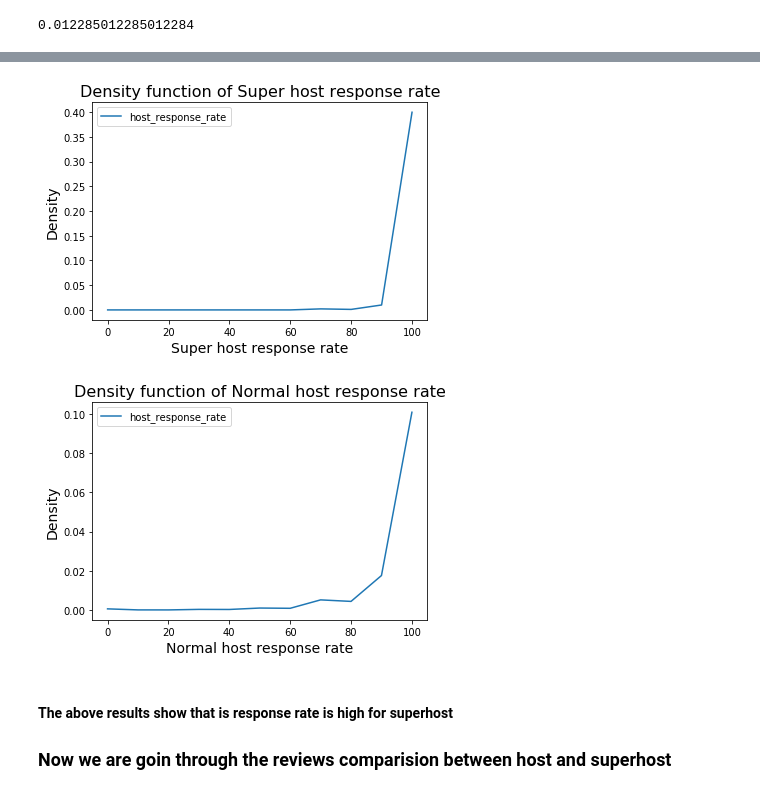
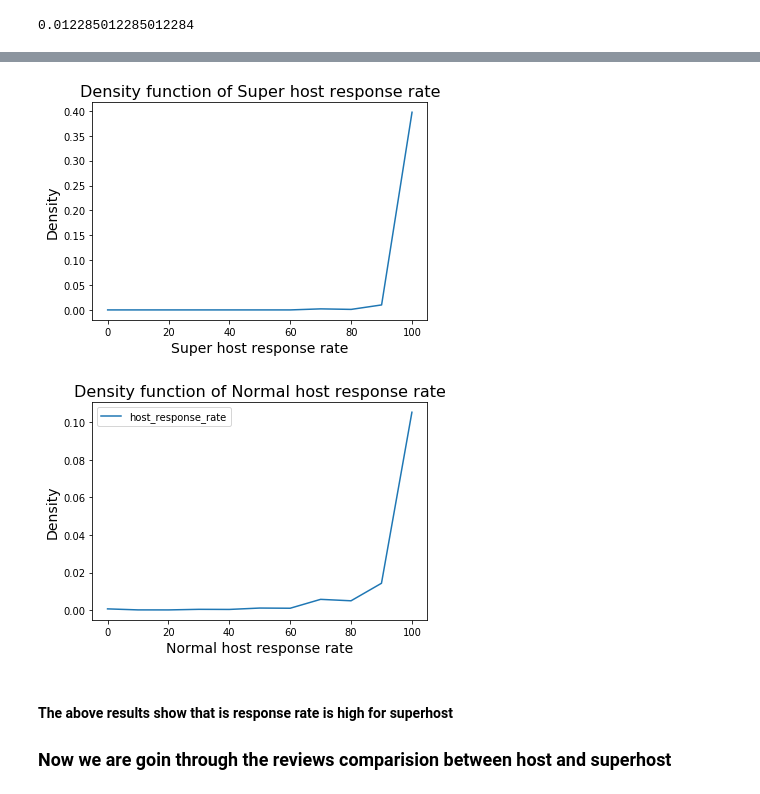
Before and after one commit to pranay1990/Airbnb_Boston_medium, a Jupyter notebook: Final_Airbnb_Boston_Project.ipynb, the cells around one changed output, grey strips where cells are left out. Drawn from its saved outputs; the diff is of its cells as text; code cells hidden in the pictures.

```diff
--- a/Final_Airbnb_Boston_Project.ipynb
+++ b/Final_Airbnb_Boston_Project.ipynb
@@ -274,16 +308,17 @@ is_superhost["host_response_rate"].isnull().sum()/len(is_superhost)
 # %%
-fill_mean = lambda col: col.fillna(col.mean())
-x=is_superhost[["host_response_rate"]].apply(fill_mean,axis=0)
+is_superhost["host_response_rate"].fillna((is_superhost[["host_response_rate"]].median()), inplace=True)
+x=is_superhost["host_response_rate"]
 ax=x.plot.kde(ind=[0, 10, 20, 30, 40, 50, 60, 70, 80, 90, 100])
 plt.xlabel("Super host response rate", fontsize= 14)
 plt.ylabel("Density", fontsize= 14)
 plt.title("Density function of Super host response rate", fontsize=16)
 plt.savefig('Density_superhost.png', dpi=400, bbox_inches='tight')
+del x
 # %% [output]
-[figure, old version]
+[figure, new version]
 # %%
-fill_mean = lambda col: col.fillna(col.mean())
-x=not_superhost[["host_response_rate"]].apply(fill_mean,axis=0)
+not_superhost["host_response_rate"].fillna((not_superhost[["host_response_rate"]].median()), inplace=True)
+x=not_superhost[["host_response_rate"]]
 ax=x.plot.kde(ind=[0, 10, 20, 30, 40, 50, 60, 70, 80, 90, 100])
 plt.xlabel("Normal host response rate", fontsize= 14)
 plt.ylabel("Density", fontsize= 14)
@@ -291,7 +326,7 @@ plt.title("Density function of Normal host response rate", fontsize=16)
 plt.savefig('Density_normalhost.png', dpi=400, bbox_inches='tight')
 del x;
 # %% [output]
-[figure, old version]
+[figure, new version]
 # %% [markdown]
 #### The above results show that is response rate is high for superhost
 
```
Also changed, not shown: parts of 20 cells of this notebook.
